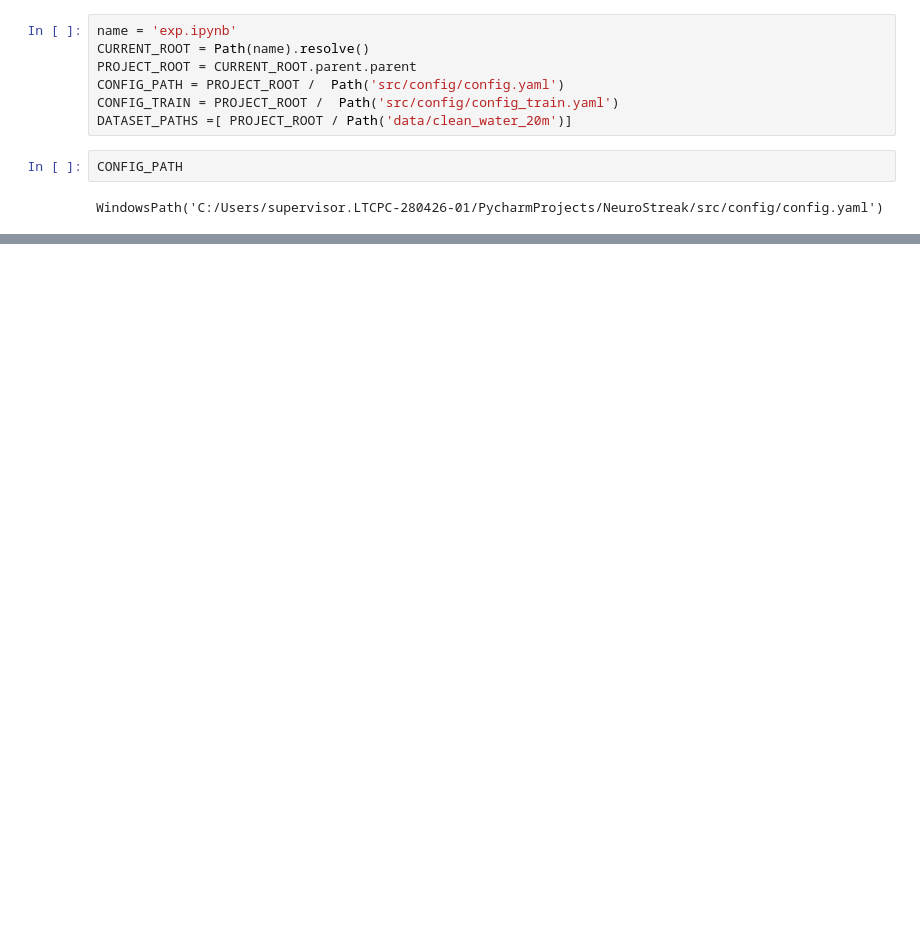
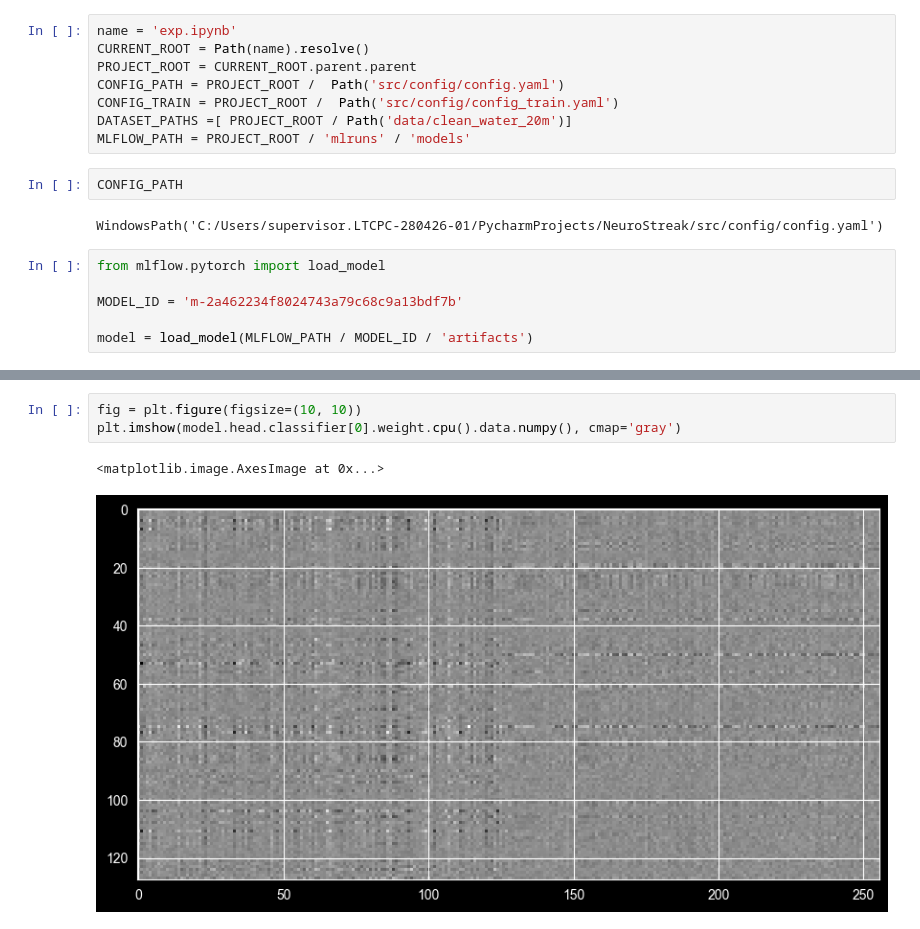
Before and after one commit to BorodinDN67/Neurostreak, a Jupyter notebook: scripts/exp.ipynb, the cells around one changed output, grey strips where cells are left out. Drawn from its saved outputs; the diff is of its cells as text; blank space fills up the shorter version.

```diff
--- a/scripts/exp.ipynb
+++ b/scripts/exp.ipynb
@@ -28,7 +29,14 @@ PROJECT_ROOT = CURRENT_ROOT.parent.parent
 CONFIG_PATH = PROJECT_ROOT /  Path('src/config/config.yaml')
 CONFIG_TRAIN = PROJECT_ROOT /  Path('src/config/config_train.yaml')
 DATASET_PATHS =[ PROJECT_ROOT / Path('data/clean_water_20m')]
+MLFLOW_PATH = PROJECT_ROOT / 'mlruns' / 'models'
 # %%
 CONFIG_PATH
 # %% [output]
 WindowsPath('C:/Users/supervisor.LTCPC-280426-01/PycharmProjects/NeuroStreak/src/config/config.yaml')
+# %%
+from mlflow.pytorch import load_model
+
+MODEL_ID = 'm-2a462234f8024743a79c68c9a13bdf7b'
+
+model = load_model(MLFLOW_PATH / MODEL_ID / 'artifacts')
@@ -34,0 +114,6 @@ WindowsPath('C:/Users/supervisor.LTCPC-280426-01/PycharmProjects/NeuroStreak/src
+# %%
+fig = plt.figure(figsize=(10, 10))
+plt.imshow(model.head.classifier[0].weight.cpu().data.numpy(), cmap='gray')
+# %% [output]
+<matplotlib.image.AxesImage at 0x...>
+[figure, added]
```
Also changed, not shown: parts of 12 cells of this notebook, 10 other files.
